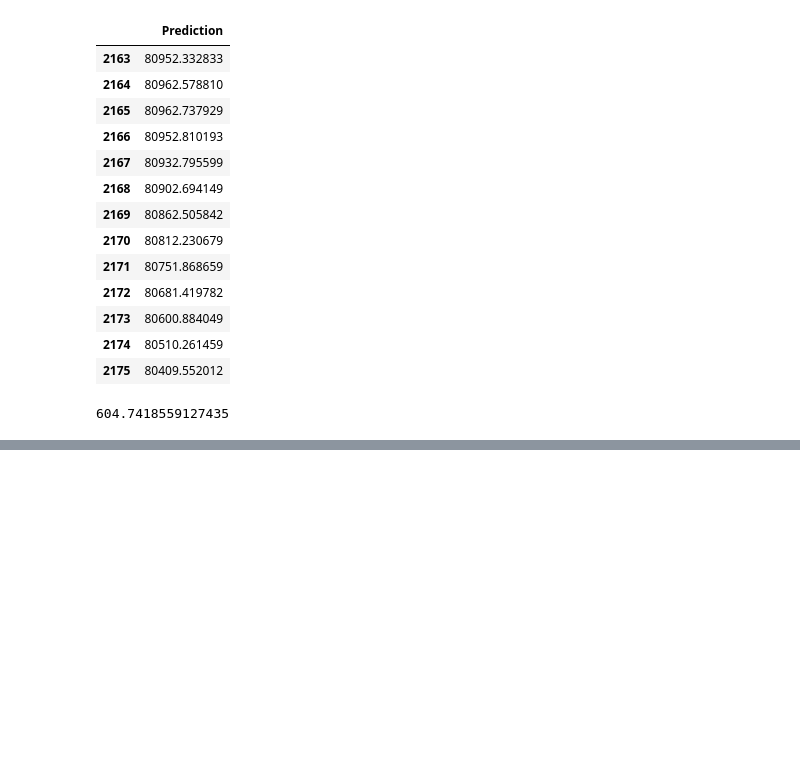
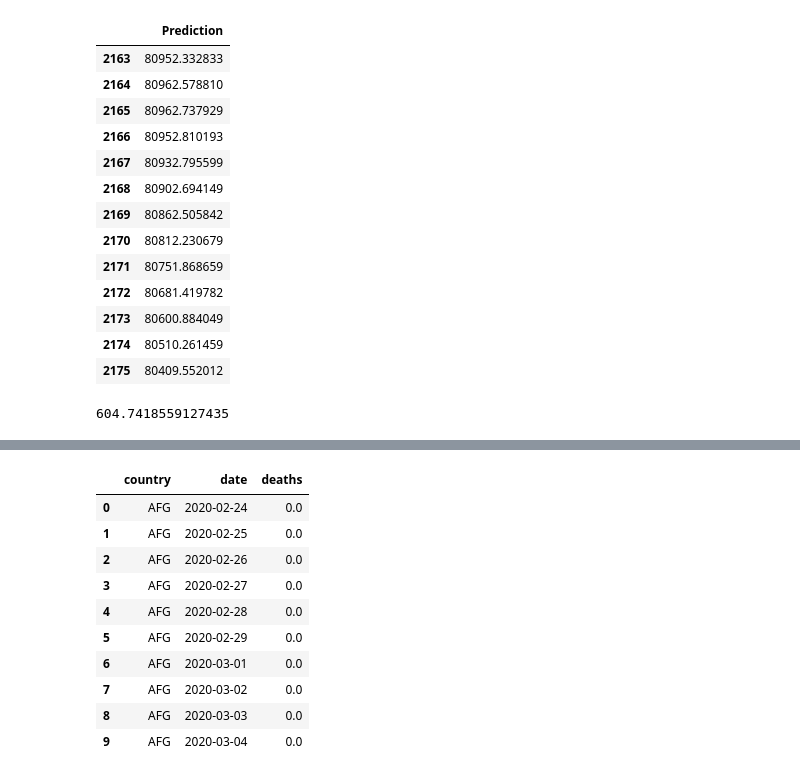
Before and after one commit to Ismail-therap/Covid-19-Case-Prediciton-Through-Glob, a Jupyter notebook: ForecastingCOVID_19Case.ipynb, the cells around one changed output, grey strips where cells are left out. Saved outputs shown, nothing was run; the diff lists cells and outputs as text; code cells hidden in the pictures; blank space fills up the shorter version.

```diff
--- a/ForecastingCOVID_19Case.ipynb
+++ b/ForecastingCOVID_19Case.ipynb
@@ -257,0 +333,22 @@ Total fit time: 1.385 seconds
+# %%
+# Loading the data
+import pandas as pd
+downloaded = drive.CreateFile({'id':id2})
+downloaded.GetContentFile('deathmodel.csv')
+
+dat_death = pd.read_csv('deathmodel.csv', parse_dates=['date'], dayfirst=False)
+# Aggregating the data table by Country and Date
+agg_ldat = dat_death.groupby(["country", "date"], as_index=False)['deaths'].sum()
+agg_ldat.head(10)
+# %% [output]
+|  | country | date | deaths |
+| 0 | AFG | 2020-02-24 | 0.0 |
+| 1 | AFG | 2020-02-25 | 0.0 |
+| 2 | AFG | 2020-02-26 | 0.0 |
+| 3 | AFG | 2020-02-27 | 0.0 |
+| 4 | AFG | 2020-02-28 | 0.0 |
+| 5 | AFG | 2020-02-29 | 0.0 |
+| 6 | AFG | 2020-03-01 | 0.0 |
+| 7 | AFG | 2020-03-02 | 0.0 |
+| 8 | AFG | 2020-03-03 | 0.0 |
+| 9 | AFG | 2020-03-04 | 0.0 |
```
Also changed, not shown: parts of 15 cells of this notebook.
